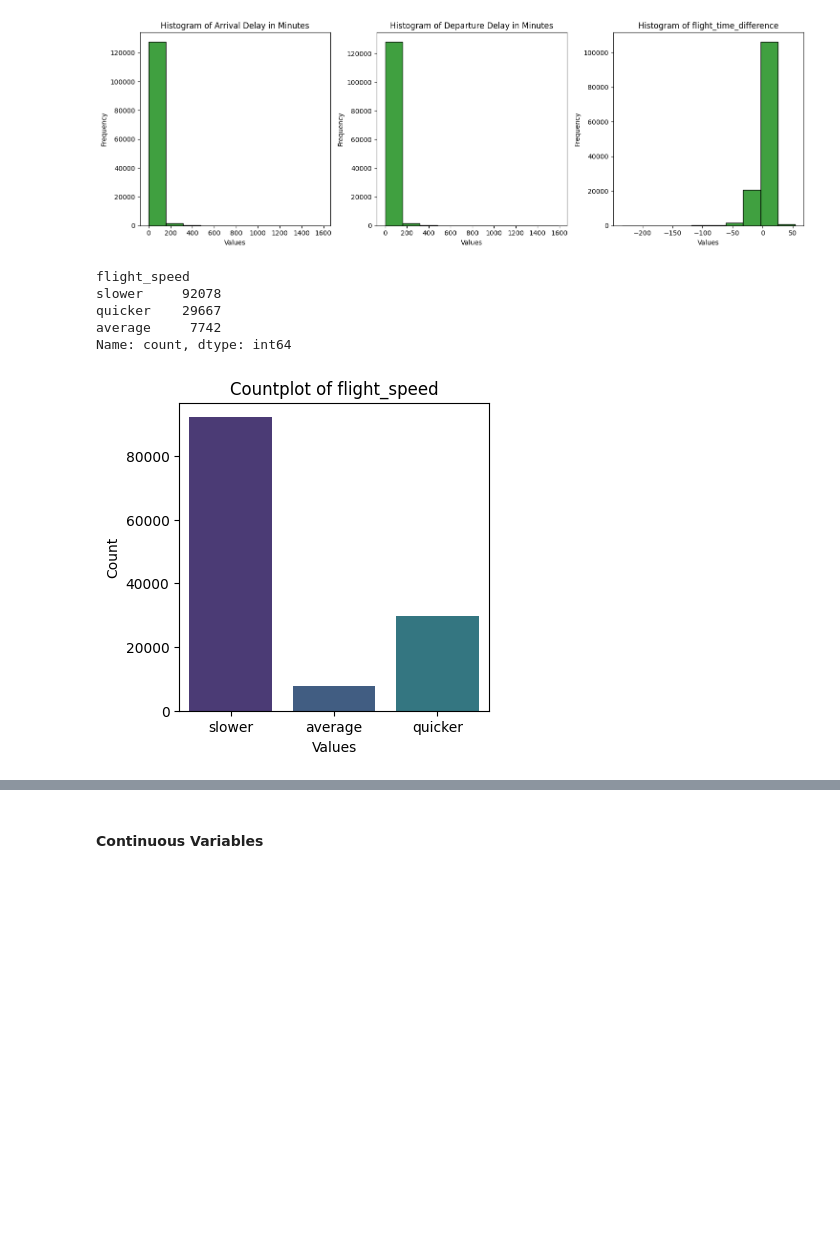
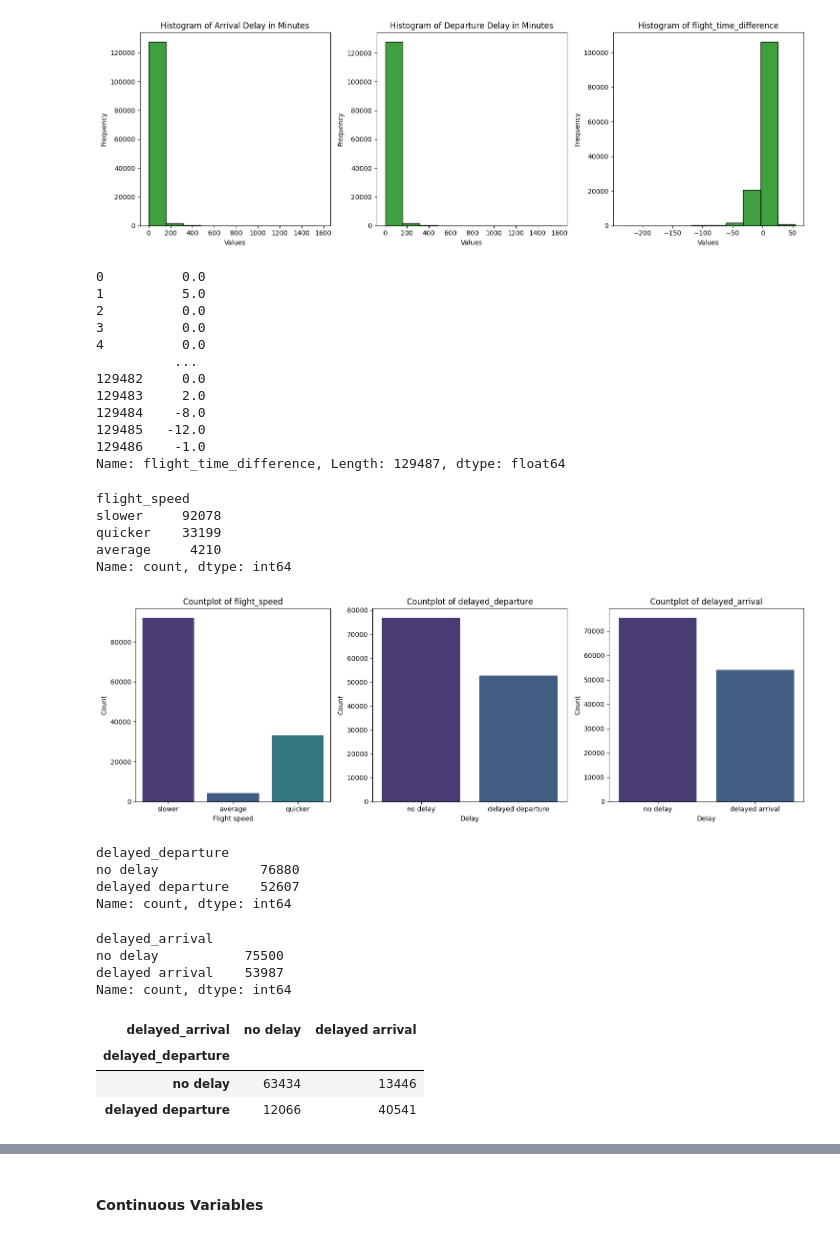
Before and after one commit to Lughaidh-w/Airline-Customer-Satisfaction, a Jupyter notebook: CA1.ipynb, the cells around one changed output, grey strips where cells are left out. Drawn from its saved outputs; the diff is of its cells as text; code cells hidden in the pictures; blank space fills up the shorter version.

Commit message:
more plots and flight speed

```diff
--- a/CA1.ipynb
+++ b/CA1.ipynb
@@ -168,3 +191,12 @@ correlation shape: (19, 19)
 df["Departure Delay in Minutes"].corr(df["Arrival Delay in Minutes"])
 # %% [output]
 0.9652911835463197
+# %%
+# bin edges and labels
+bin_edges = [-1, 1, float('inf')]
+departure_labels = ['no delay', 'delayed departure']
+arrival_labels = ['no delay', 'delayed arrival']
+
+# flight speed binned
+df['delayed_departure'] = pd.cut(df['Departure Delay in Minutes'], bins=bin_edges, labels=departure_labels)
+df['delayed_arrival'] = pd.cut(df['Arrival Delay in Minutes'], bins=bin_edges, labels=arrival_labels)
@@ -198,22 +246,58 @@ plt.show()
 df = df.drop("Arrival Delay in Minutes", axis=1)
 # %%
 df["flight_time_difference"]
+# %% [output]
+0          0.0
+1          5.0
+2          0.0
+3          0.0
+4          0.0
+          ...
+129482     0.0
+129483     2.0
+129484    -8.0
+129485   -12.0
+129486    -1.0
+Name: flight_time_difference, Length: 129487, dtype: float64
 # %%
-# Define bin edges and labels
-bin_edges = [-float('inf'), 0, 2, float('inf')]
+# bin edges and labels
+bin_edges = [-float('inf'), 0, 1, float('inf')]
 speed_labels = ['slower', 'average', 'quicker']
 
-# Create a new column 'flight_speed' based on binning
+# flight speed binned
 df['flight_speed'] = pd.cut(df['flight_time_difference'], bins=bin_edges, labels=speed_labels)
 # %%
 df["flight_speed"].value_counts()
 # %% [output]
 flight_speed
 slower     92078
-quicker    29667
-average     7742
+quicker    33199
+average     4210
 Name: count, dtype: int64
-# %%
-countplot(df, "flight_speed")
-# %% [output]
-[figure, removed]
+# %%
+fig, axs = plt.subplots(1, 3, figsize=(15, 5))
+
+axs[0] = countplot(df, "flight_speed", x_label="Flight speed", ax=axs[0])
+axs[1] = countplot(df, "delayed_departure", x_label="Delay", ax=axs[1])
+axs[2] = countplot(df, "delayed_arrival", x_label="Delay", ax=axs[2])
+
+plt.tight_layout()
+plt.show()
+# %% [output]
+[figure, added]
+# %%
+# departure delay
+df["delayed_departure"].value_counts()
+# %% [output]
+delayed_departure
+no delay             76880
+delayed departure    52607
+Name: count, dtype: int64
+# %%
+# arrival delay
+df["delayed_arrival"].value_counts()
+# %% [output]
+delayed_arrival
+no delay           75500
+delayed arrival    53987
+Name: count, dtype: int64
@@ -219,0 +308,7 @@ countplot(df, "flight_speed")
+# %%
+contingency_table
+# %% [output]
+| delayed_arrival | no delay | delayed arrival |
+| delayed_departure |  |  |
+| no delay | 63434 | 13446 |
+| delayed departure | 12066 | 40541 |
```
Also changed, not shown: parts of 38 cells of this notebook, 1 other file.
